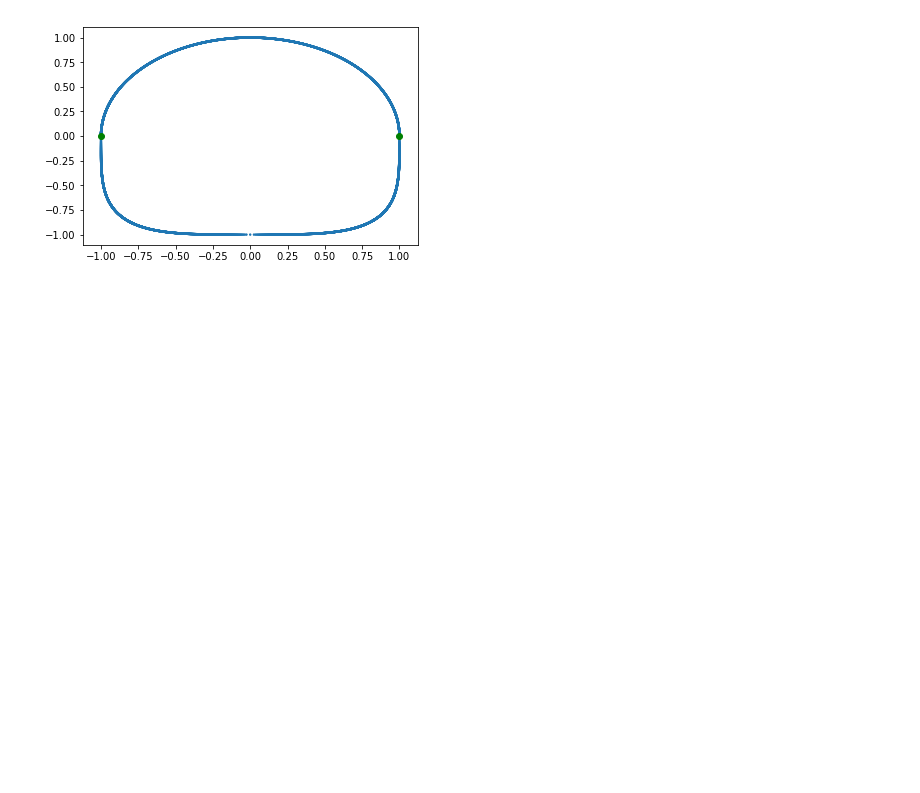
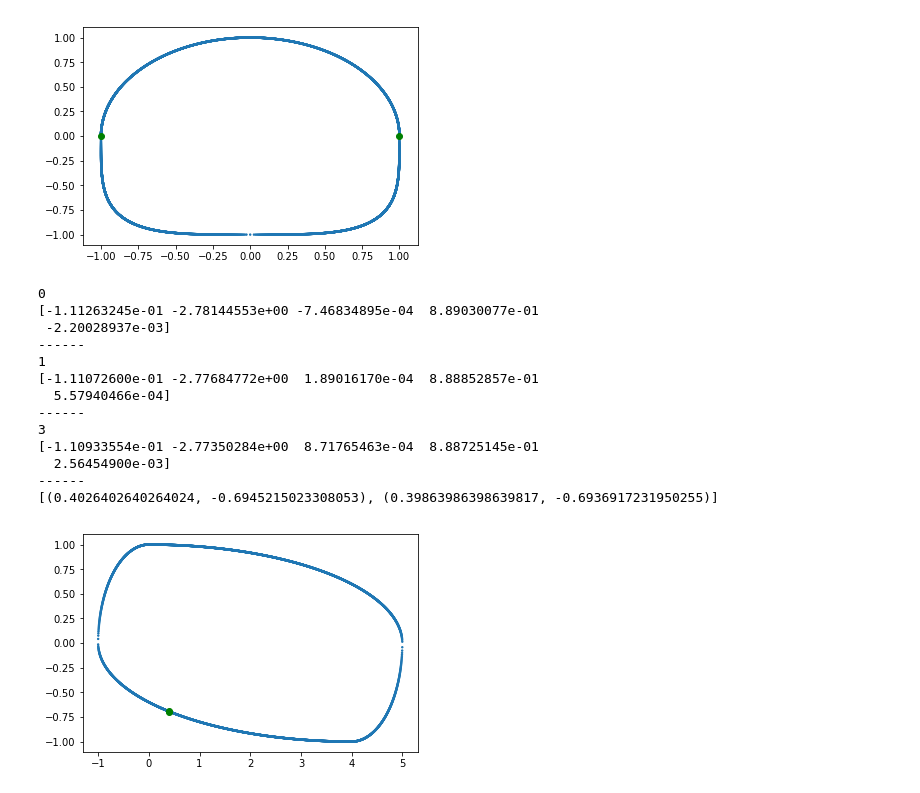
Before and after one commit to D3migod/Ovals, a Jupyter notebook: ovals.ipynb, the cells around one changed output. Cells and saved outputs as stored; diff of their text form; code cells hidden in the pictures; blank space fills up the shorter version.

```diff
--- a/ovals.ipynb
+++ b/ovals.ipynb
@@ -153,6 +201,26 @@ print(pivotPoints)
 superEllipseHalfed.draw(pivotPoints)
 # %% [output]
 [figure]
+# %%
+pivotPointsFinder = PivotPointsFinder(oval.points, 3700, 5)
+pivotPoints = pivotPointsFinder.findPivotPoints(step = 1, threshold = 0.0001)
+print(pivotPoints)
+oval.draw(pivotPoints)
+# %% [output]
+0
+[-1.11263245e-01 -2.78144553e+00 -7.46834895e-04  8.89030077e-01
+ -2.20028937e-03]
+------
+1
+[-1.11072600e-01 -2.77684772e+00  1.89016170e-04  8.88852857e-01
+  5.57940466e-04]
+------
+3
+[-1.10933554e-01 -2.77350284e+00  8.71765463e-04  8.88725145e-01
+  2.56454900e-03]
+------
+[(0.4026402640264024, -0.6945215023308053), (0.39863986398639817, -0.6936917231950255)]
+[figure, added]
 # %%
 class StandardCoordinateSystemTransformer:
     def transform(points, cPoints):
```
Also changed, not shown: parts of 4 cells of this notebook.
